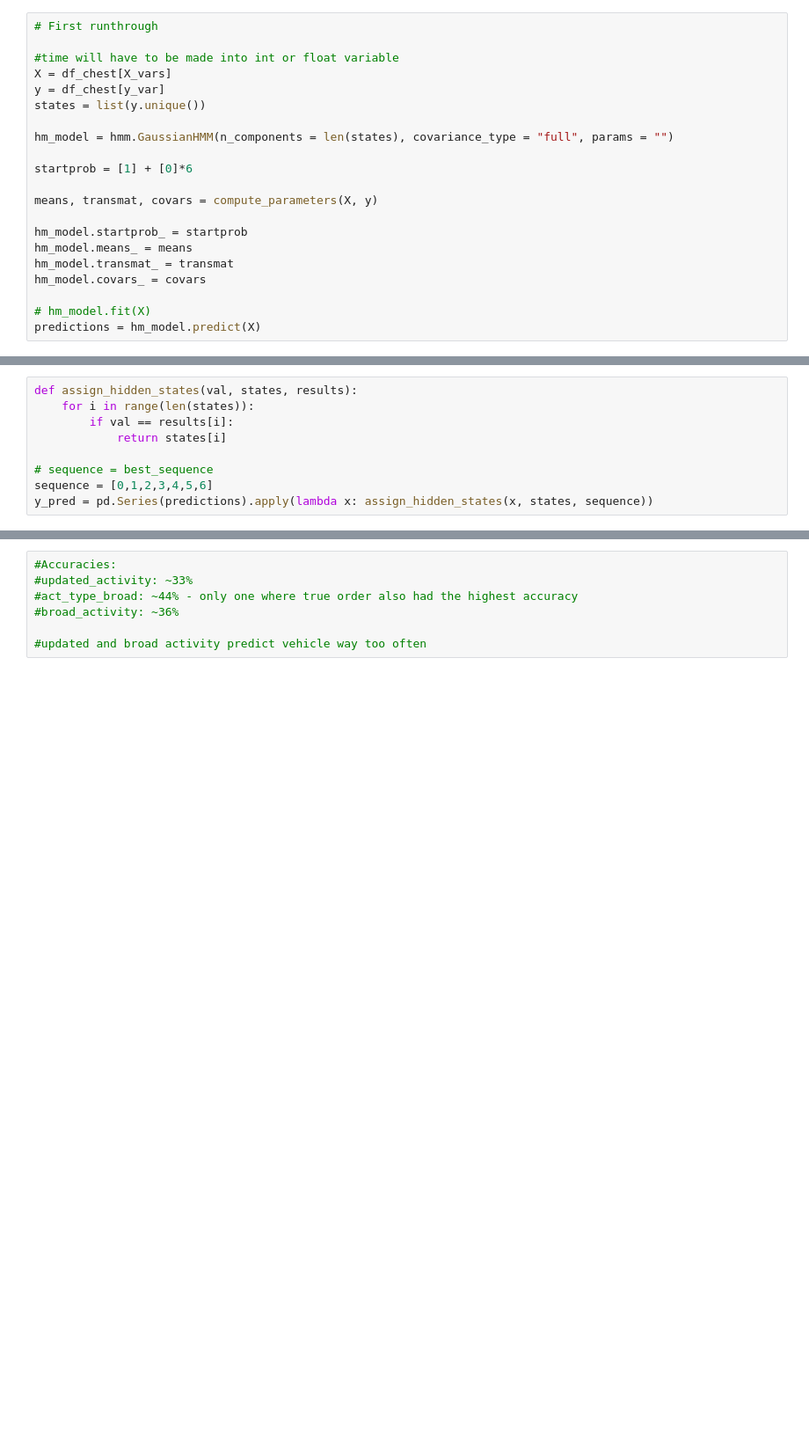
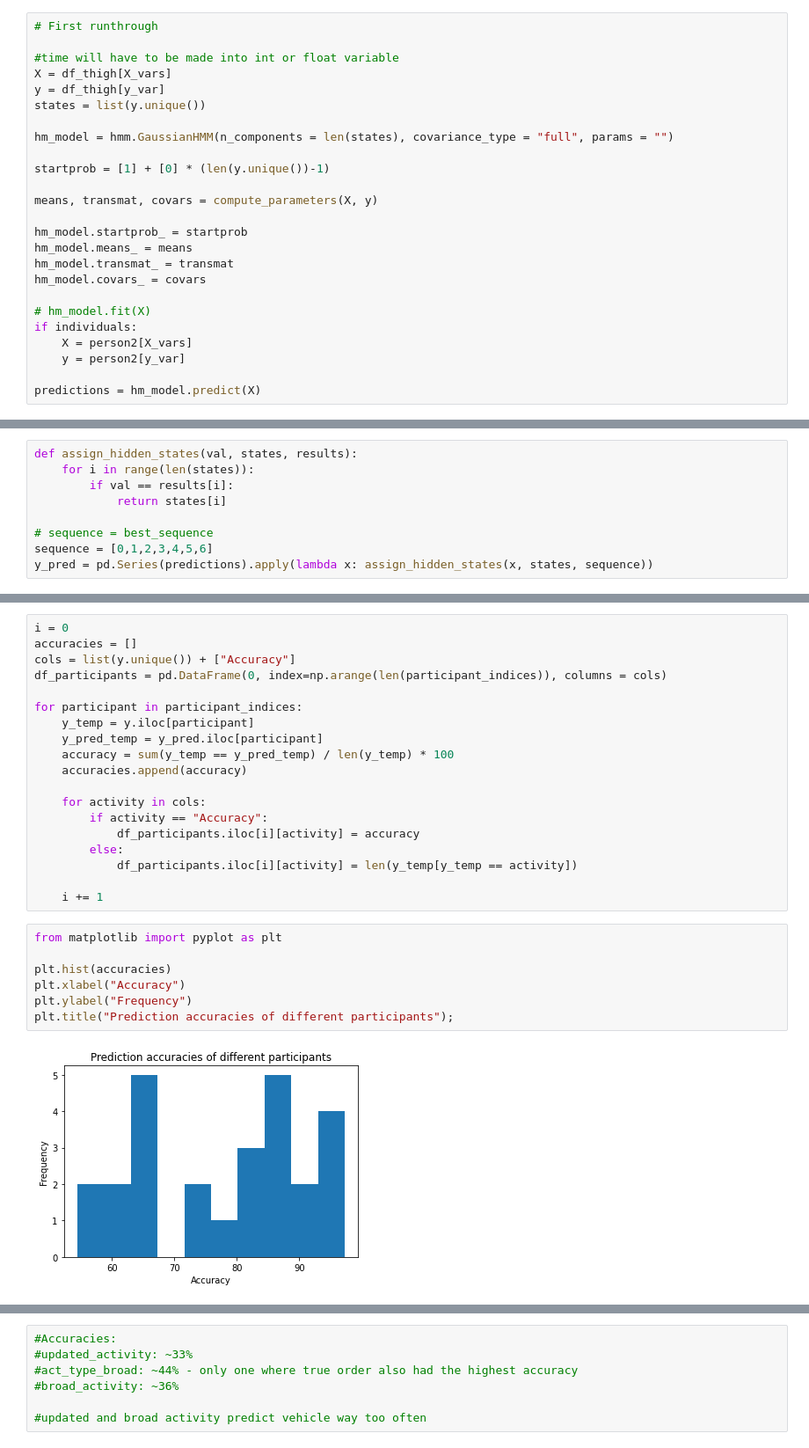
Before and after one commit to hglanz/DSFellow_KeadleMonitorStudies, a Jupyter notebook: hmm.ipynb, the cells around one changed output, grey strips where cells are left out. Shown: that part at 88% size. Cells and saved outputs as stored; diff of their text form; blank space fills up the shorter version.

```diff
--- a/hmm.ipynb
+++ b/hmm.ipynb
@@ -276,13 +346,13 @@ def compute_parameters(X, y):
 # First runthrough
 
 #time will have to be made into int or float variable
-X = df_chest[X_vars]
-y = df_chest[y_var]
+X = df_thigh[X_vars]
+y = df_thigh[y_var]
 states = list(y.unique())
 
 hm_model = hmm.GaussianHMM(n_components = len(states), covariance_type = "full", params = "")
 
-startprob = [1] + [0]*6
+startprob = [1] + [0] * (len(y.unique())-1)
 
 means, transmat, covars = compute_parameters(X, y)
 
@@ -292,6 +362,10 @@ hm_model.transmat_ = transmat
 hm_model.covars_ = covars
 
 # hm_model.fit(X)
+if individuals:
+    X = person2[X_vars]
+    y = person2[y_var]
+
 predictions = hm_model.predict(X)
 # %%
 def print_highest_accuracy(pred, y):
@@ -486,0 +620,28 @@ print(len(X[X["Accelerometer Z"] > 0.46])/len(X))
+# %%
+i = 0
+accuracies = []
+cols = list(y.unique()) + ["Accuracy"]
+df_participants = pd.DataFrame(0, index=np.arange(len(participant_indices)), columns = cols)
+
+for participant in participant_indices:
+    y_temp = y.iloc[participant]
+    y_pred_temp = y_pred.iloc[participant]
+    accuracy = sum(y_temp == y_pred_temp) / len(y_temp) * 100
+    accuracies.append(accuracy)
+
+    for activity in cols:
+        if activity == "Accuracy":
+            df_participants.iloc[i][activity] = accuracy
+        else:
+            df_participants.iloc[i][activity] = len(y_temp[y_temp == activity])
+
+    i += 1
+# %%
+from matplotlib import pyplot as plt
+
+plt.hist(accuracies)
+plt.xlabel("Accuracy")
+plt.ylabel("Frequency")
+plt.title("Prediction accuracies of different participants");
+# %% [output]
+[figure, added]
```
Also changed, not shown: parts of 34 cells of this notebook, 2 other files.
